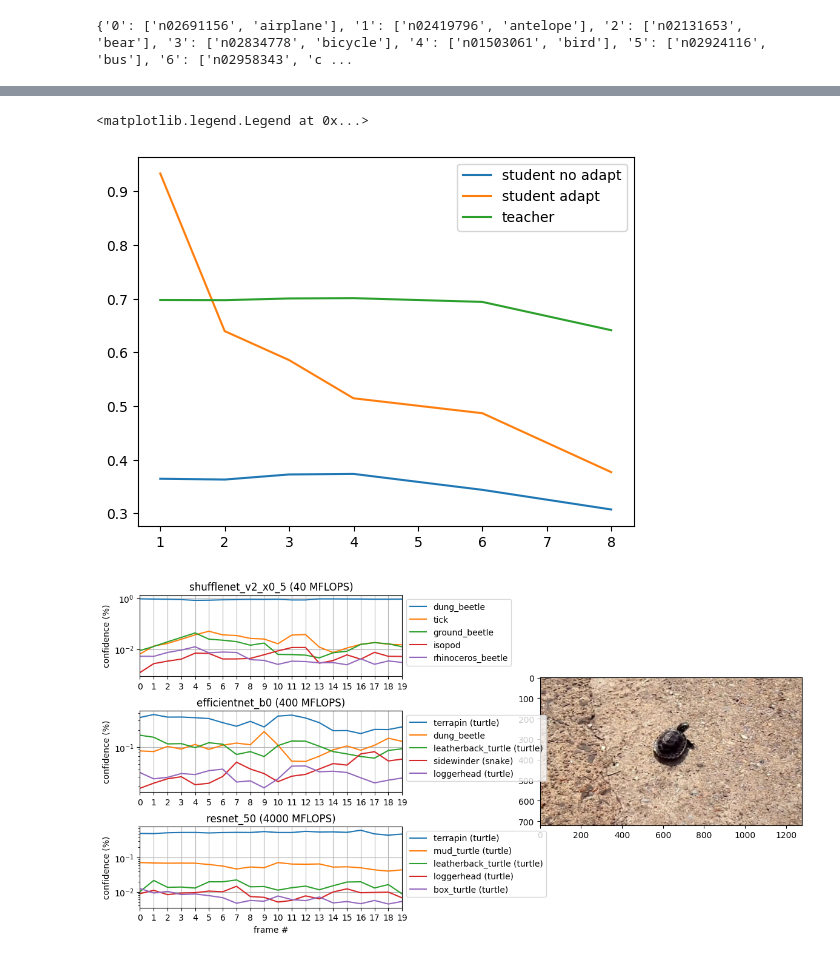
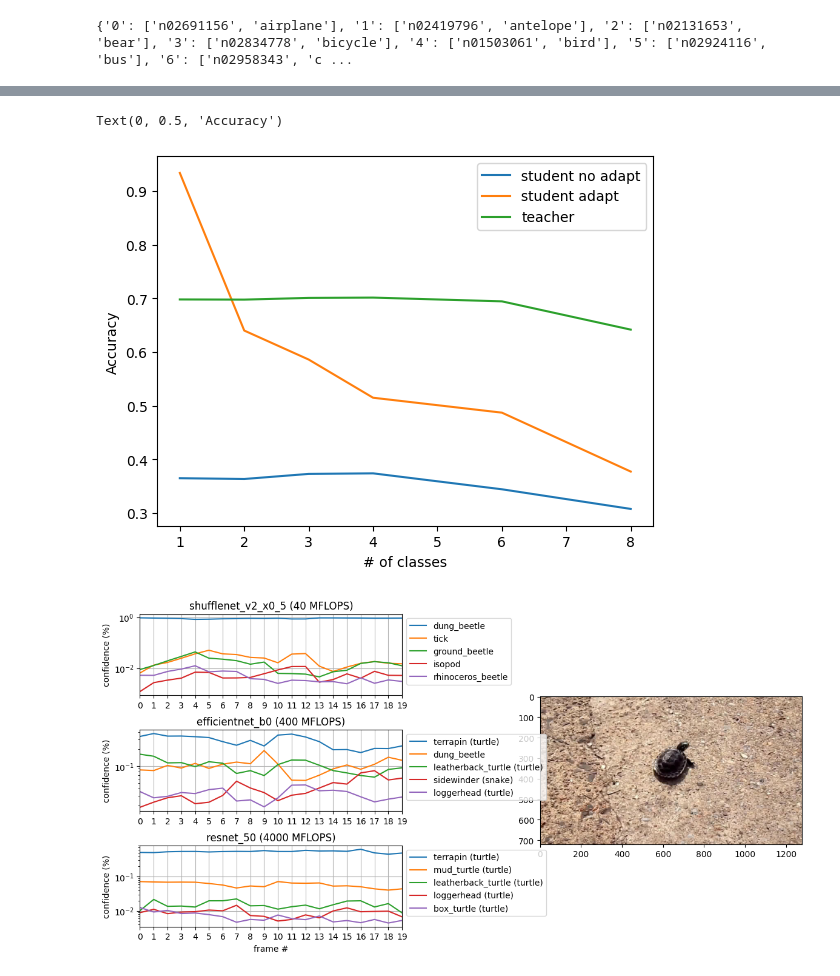
Before and after one commit to Geffen-Cooper/conformal, a Jupyter notebook: adaptation/video_analysis.ipynb, the cells around one changed output, grey strips where cells are left out. Saved outputs shown, nothing was run; the diff lists cells and outputs as text; code cells hidden in the pictures.

```diff
--- a/adaptation/video_analysis.ipynb
+++ b/adaptation/video_analysis.ipynb
@@ -533,11 +565,13 @@ teacher_acc_bef_no_pert = [(.7226+.7208+.6182+.7294)/4,(.7217+.6643+.7246+.6791)
 # %%
 plt.plot(num_classes,student_acc_bef_no_pert,label="student no adapt")
 plt.plot(num_classes,student_acc_aft_no_pert,label="student adapt")
 plt.plot(num_classes,teacher_acc_bef_no_pert,label="teacher")
 plt.legend()
+plt.xlabel("# of classes")
+plt.ylabel("Accuracy")
 # %% [output]
-<matplotlib.legend.Legend at 0x...>
+Text(0, 0.5, 'Accuracy')
-[figure, old version]
+[figure, new version]
 # %%
 %matplotlib widget
 # %%
```
Also changed, not shown: parts of 4 cells of this notebook, 1 other file.
